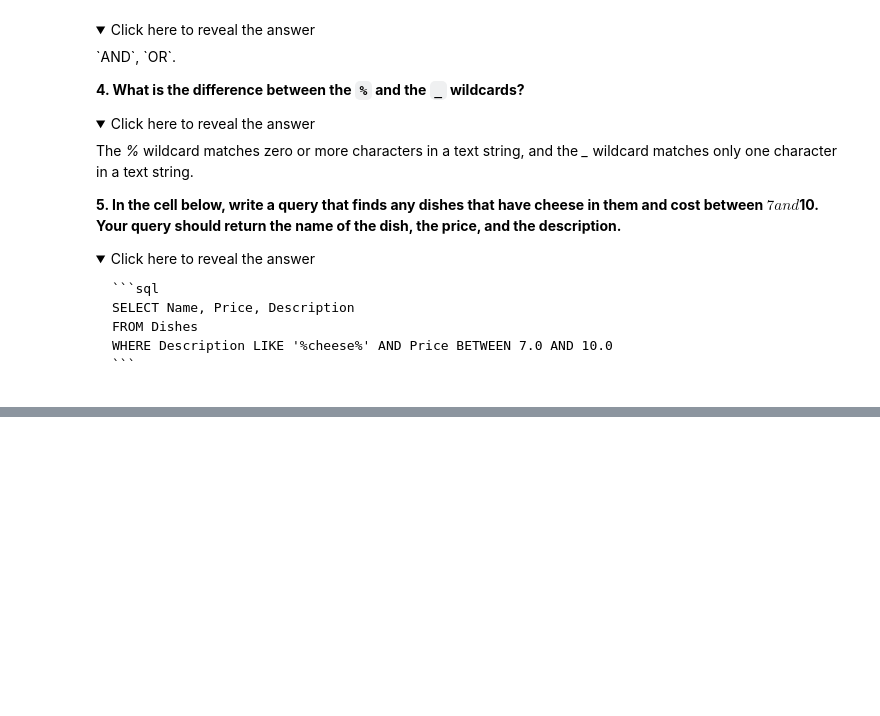
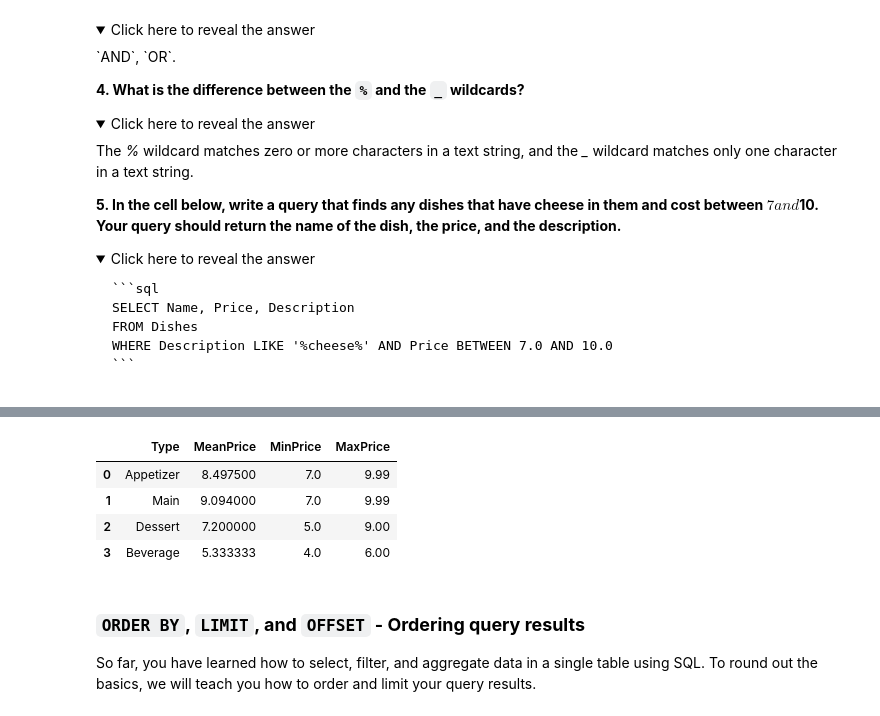
Before and after one commit to freestackinitiative/coop_sql_notebooks, a Jupyter notebook: COOP_SQL_101.ipynb, the cells around one changed output, grey strips where cells are left out. Drawn from its saved outputs; the diff is of its cells as text; code cells hidden in the pictures; folded sections open; blank space fills up the shorter version.

```diff
--- a/COOP_SQL_101.ipynb
+++ b/COOP_SQL_101.ipynb
@@ -875,0 +1123,16 @@ The asterisk(*) here means that it can match any **single** letter or number.
+# %%
+%%sql
+
+SELECT Type, AVG(Price) AS MeanPrice, MIN(Price) AS MinPrice, MAX(Price) AS MaxPrice
+FROM Dishes
+GROUP BY Type
+# %% [output]
+|  | Type | MeanPrice | MinPrice | MaxPrice |
+| 0 | Appetizer | 8.497500 | 7.0 | 9.99 |
+| 1 | Main | 9.094000 | 7.0 | 9.99 |
+| 2 | Dessert | 7.200000 | 5.0 | 9.00 |
+| 3 | Beverage | 5.333333 | 4.0 | 6.00 |
+# %% [markdown]
+### **`ORDER BY`, `LIMIT`, and `OFFSET` - Ordering query results**
+
+So far, you have learned how to select, filter, and aggregate data in a single table using SQL. To round out the basics, we will teach you how to order and limit your query results.
```
Also changed, not shown: parts of 49 cells of this notebook, 2 other files.
